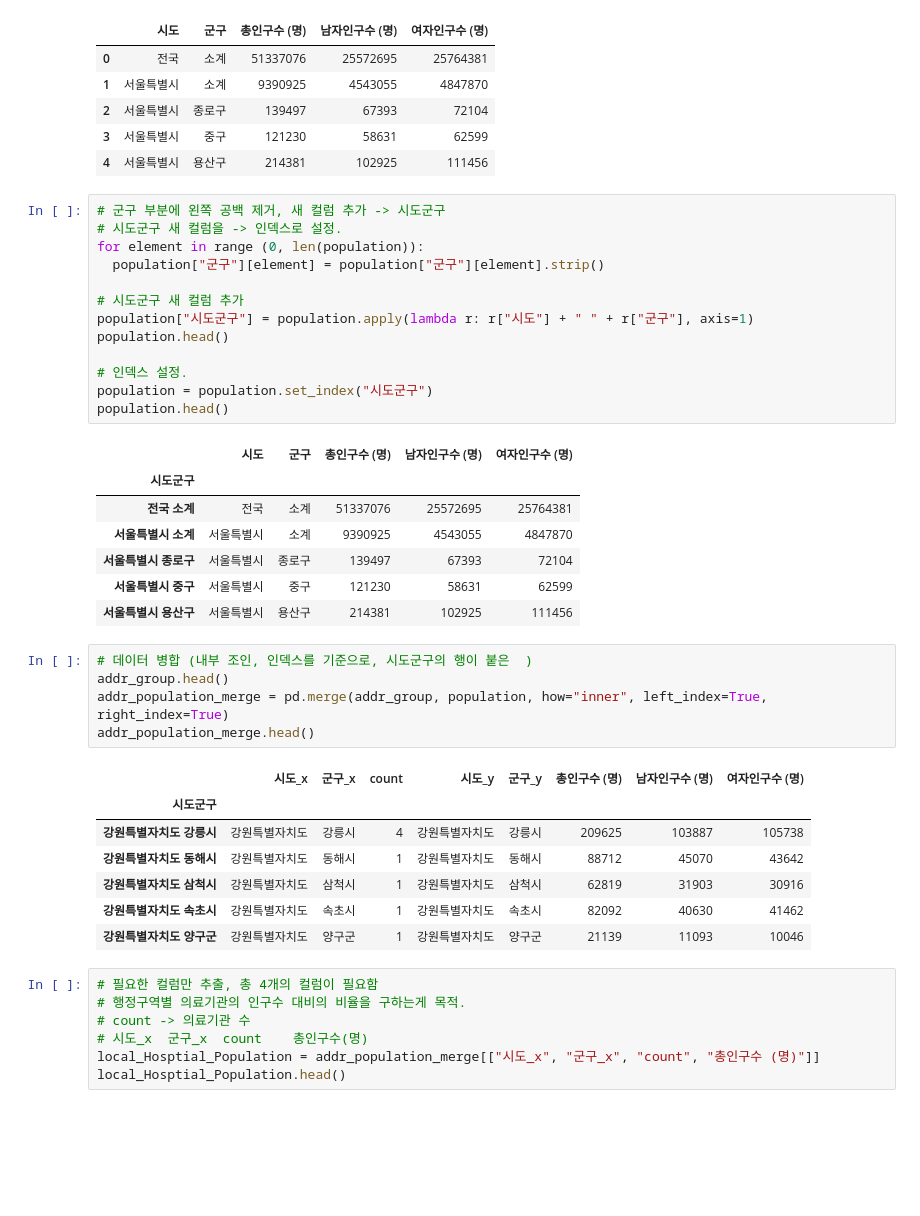
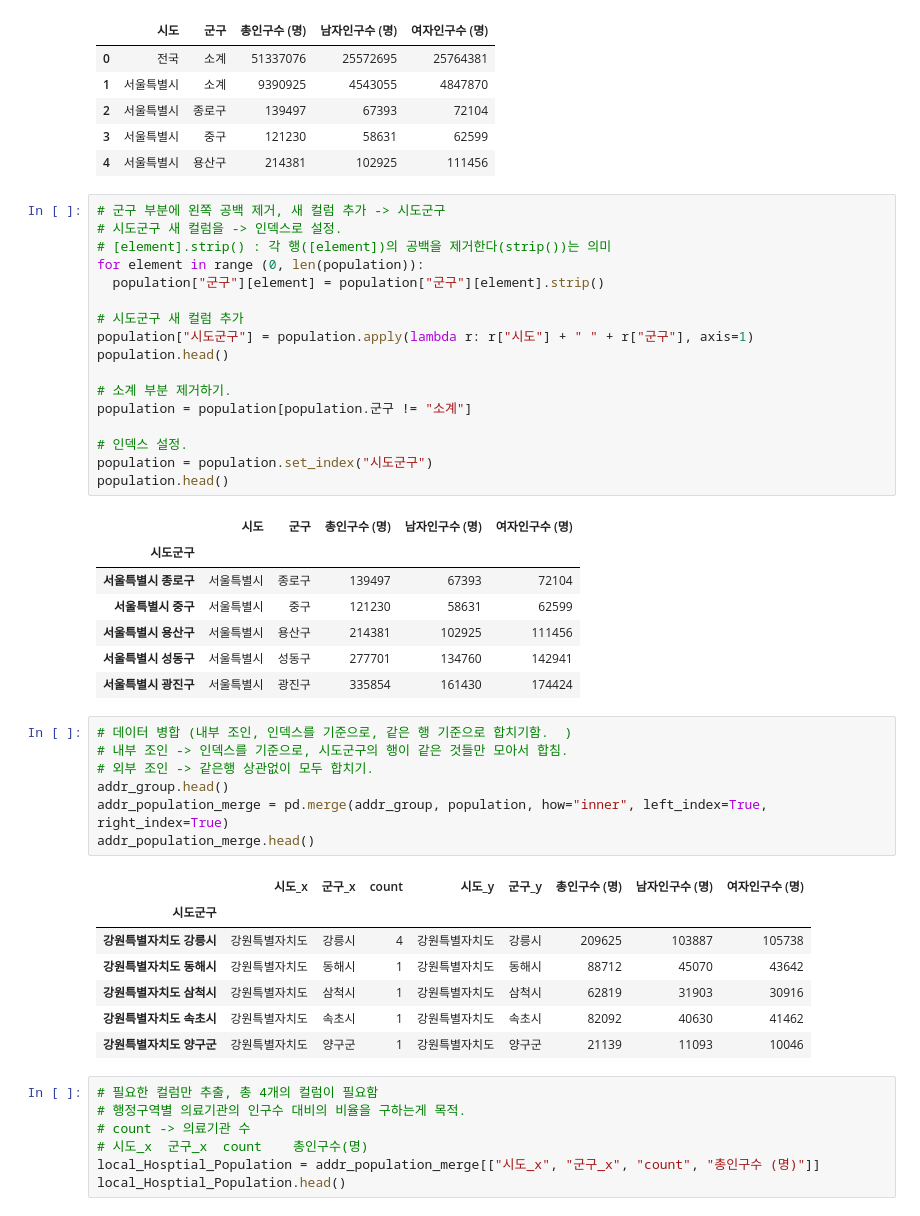
Before and after one commit to Hyeonseok0627/BigdataVisualization_analyze_teacher, a Jupyter notebook: 3-지도맵-통계/test2.ipynb, the cells around one changed output. Cells and saved outputs as stored; diff of their text form; blank space fills up the shorter version.

```diff
--- a/3-지도맵-통계/test2.ipynb
+++ b/3-지도맵-통계/test2.ipynb
@@ -213,26 +227,32 @@ population.head()
 # %%
 # 군구 부분에 왼쪽 공백 제거, 새 컬럼 추가 -> 시도군구
 # 시도군구 새 컬럼을 -> 인덱스로 설정.
+# [element].strip() : 각 행([element])의 공백을 제거한다(strip())는 의미
 for element in range (0, len(population)):
   population["군구"][element] = population["군구"][element].strip()
 
 # 시도군구 새 컬럼 추가
 population["시도군구"] = population.apply(lambda r: r["시도"] + " " + r["군구"], axis=1)
 population.head()
 
+# 소계 부분 제거하기.
+population = population[population.군구 != "소계"]
+
 # 인덱스 설정.
 population = population.set_index("시도군구")
 population.head()
 # %% [output]
 |  | 시도 | 군구 | 총인구수 (명) | 남자인구수 (명) | 여자인구수 (명) |
 | 시도군구 |  |  |  |  |  |
-| 전국 소계 | 전국 | 소계 | 51337076 | 25572695 | 25764381 |
-| 서울특별시 소계 | 서울특별시 | 소계 | 9390925 | 4543055 | 4847870 |
 | 서울특별시 종로구 | 서울특별시 | 종로구 | 139497 | 67393 | 72104 |
 | 서울특별시 중구 | 서울특별시 | 중구 | 121230 | 58631 | 62599 |
 | 서울특별시 용산구 | 서울특별시 | 용산구 | 214381 | 102925 | 111456 |
+| 서울특별시 성동구 | 서울특별시 | 성동구 | 277701 | 134760 | 142941 |
+| 서울특별시 광진구 | 서울특별시 | 광진구 | 335854 | 161430 | 174424 |
 # %%
-# 데이터 병합 (내부 조인, 인덱스를 기준으로, 시도군구의 행이 붙은  )
+# 데이터 병합 (내부 조인, 인덱스를 기준으로, 같은 행 기준으로 합치기함.  )
+# 내부 조인 -> 인덱스를 기준으로, 시도군구의 행이 같은 것들만 모아서 합침.
+# 외부 조인 -> 같은행 상관없이 모두 합치기.
 addr_group.head()
 addr_population_merge = pd.merge(addr_group, population, how="inner", left_index=True, right_index=True)
 addr_population_merge.head()
```
Also changed, not shown: parts of 8 cells of this notebook.
